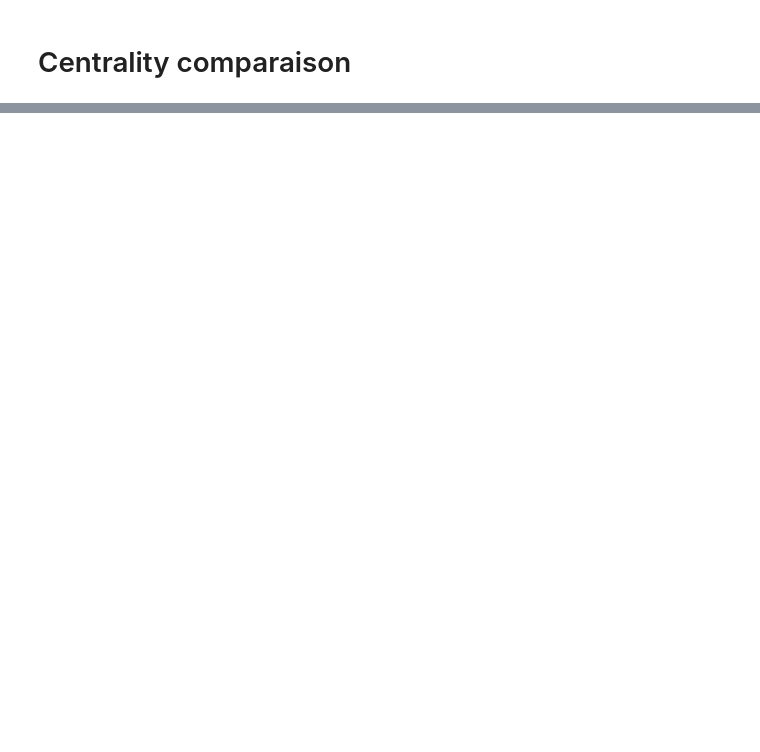
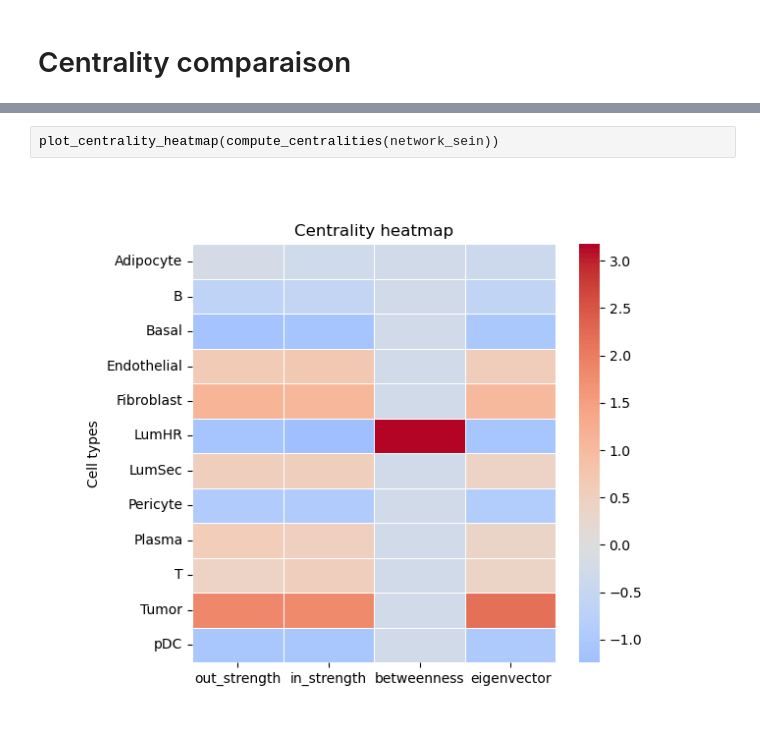
Before and after one commit to Lilian-GA/GenMed_CCC, a Jupyter notebook: sender_receiver_analysis.ipynb, the cells around one changed output, grey strips where cells are left out. Drawn from its saved outputs; the diff is of its cells as text; blank space fills up the shorter version.

```diff
--- a/sender_receiver_analysis.ipynb
+++ b/sender_receiver_analysis.ipynb
@@ -148,0 +235,4 @@ fig = circos.plotfig()
+# %%
+plot_centrality_heatmap(compute_centralities(network_sein))
+# %% [output]
+[figure, added]
```
Also changed, not shown: parts of 17 cells of this notebook.
